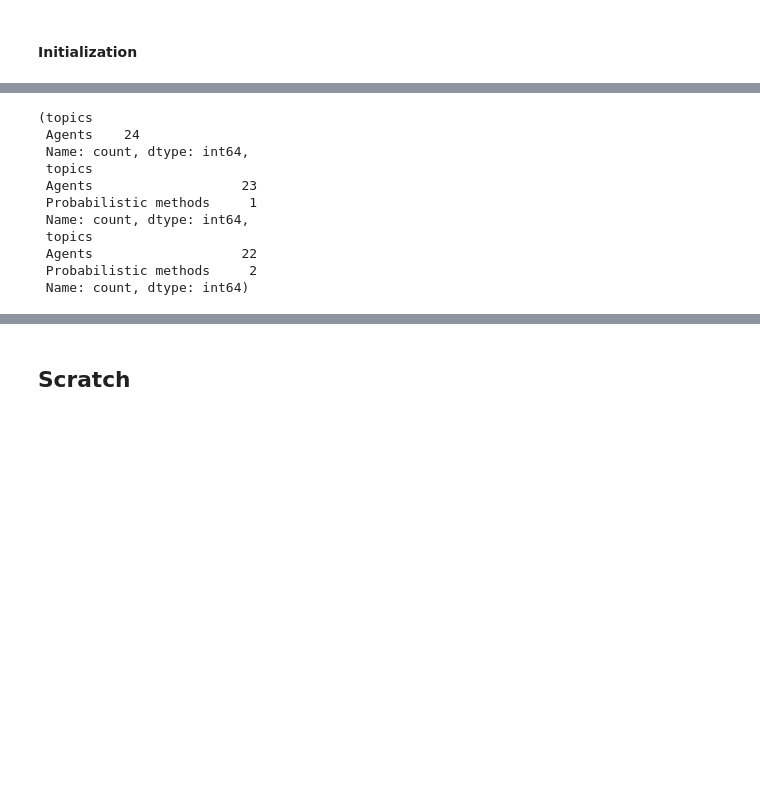
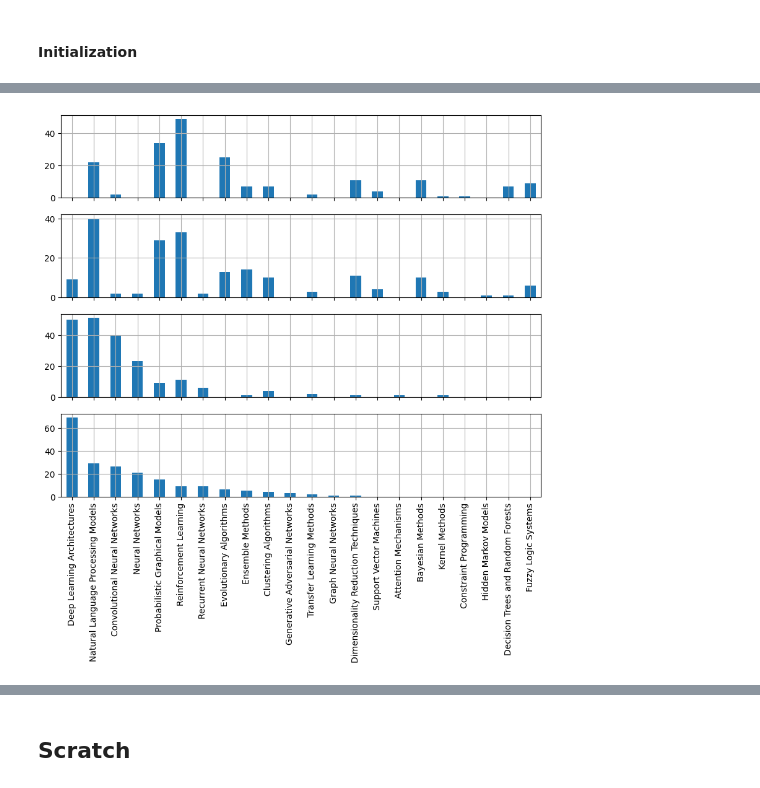
Before and after one commit to karipuf/ai_diversity, a Jupyter notebook: analysis.ipynb, the cells around one changed output, grey strips where cells are left out. Cells and saved outputs as stored; diff of their text form; code cells hidden in the pictures; blank space fills up the shorter version.

Commit message:
Generated first plot

```diff
--- a/analysis.ipynb
+++ b/analysis.ipynb
@@ -130,20 +158,40 @@ pf2023=pd.to_csv(f"cached/pf2023_{nrows}topics.csv")
+# %%
+pf2015=pd.read_csv("./aaai_data/works-2024-09-22T22-51-24_aaai_2015.csv").head(nrows).assign(topics=lambda x:tpx_(x.abstract))
+pf2015.to_csv(f"cached/pf2015_{nrows}topics_{the_mod}.csv")
 # %%
-pf2010=pd.read_csv(f"cached/pf2010_{nrows}topics.csv")
-pf2020=pd.read_csv(f"cached/pf2020_{nrows}topics.csv")
-pf2023=pd.read_csv(f"cached/pf2023_{nrows}topics.csv")
+load_cached=True
+if load_cached:
+  pf2010=pd.read_csv(f"cached/pf2010_{nrows}topics_{the_mod}.csv")
+  pf2015=pd.read_csv(f"cached/pf2015_{nrows}topics_{the_mod}.csv")
+  pf2020=pd.read_csv(f"cached/pf2020_{nrows}topics_{the_mod}.csv")
+  pf2023=pd.read_csv(f"cached/pf2023_{nrows}topics_{the_mod}.csv")
 
-pf2010.topics.value_counts(),\
-pf2020.topics.value_counts(),\
-pf2023.topics.value_counts()
+result_dfs=[pf2010,pf2015,pf2020,pf2023]
+
+basedict={tmp:0 for tmp in
+ reduce(lambda x,y:x.union(y),[set(tmp.topics) for tmp in result_dfs])
+ if type(tmp)!=type(1.)}
+
+combined=pd.DataFrame([{**basedict,**tmp.groupby("topics").topics.count().to_dict()} for tmp in result_dfs])
+
+# Figure out reasonable ordering of topics
+tmp=combined.tail(1).T
+tmp.columns=['n']
+tops=tmp.sort_values('n',ascending=False).index
+combined=combined[tops]
-# %% [output]
-(topics
- Agents    24
- Name: count, dtype: int64,
- topics
- Agents                   23
- Probabilistic methods     1
- Name: count, dtype: int64,
- topics
- Agents                   22
- Probabilistic methods     2
- Name: count, dtype: int64)
+# %%
+pl.figure(figsize=(10,8))
+i=1
+
+for _,row in combined.iterrows():
+  pl.subplot(4,1,i)
+  row.plot(kind='bar')
+  pl.grid(True)
+
+  if i<combined.shape[0]:
+    pl.gca().set_xticklabels([])
+  i+=1
+
+pl.savefig("200topics.png")
+# %% [output]
+[figure, added]
```
Also changed, not shown: parts of 6 cells of this notebook, 3 other files.
